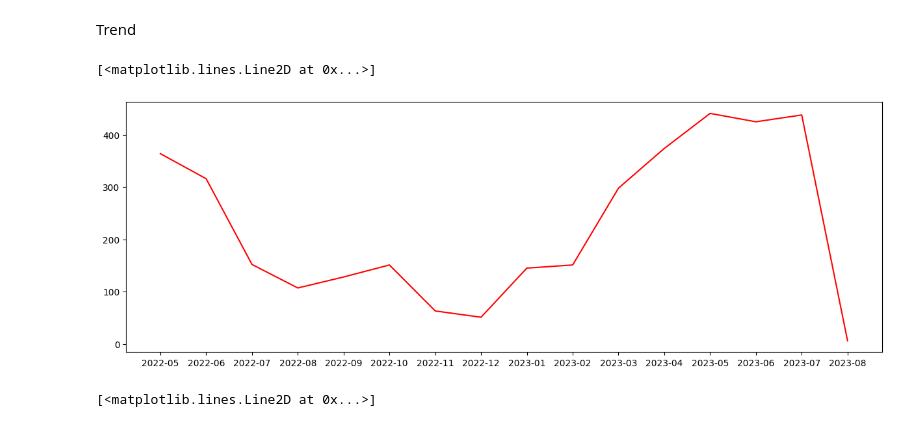
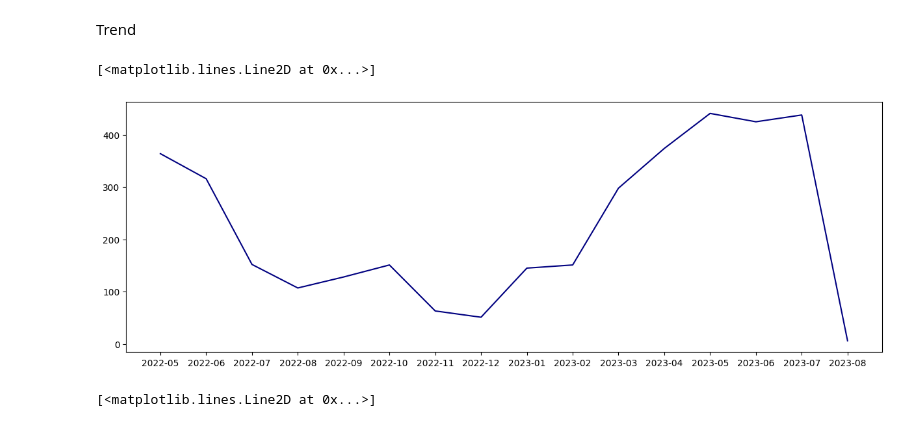
Before and after one commit to vubanc/BikeTimeSeriesAnalysis, a Jupyter notebook: TimeSeriesAnalysis.ipynb, the cells around one changed output. Drawn from its saved outputs; the diff is of its cells as text; code cells hidden in the pictures.

```diff
--- a/TimeSeriesAnalysis.ipynb
+++ b/TimeSeriesAnalysis.ipynb
@@ -68,10 +68,10 @@ Trend
 # %%
 #Monthly Trend
 fig, axs = plt.subplots(1,1, figsize=(15,5))
-plt.plot(df_monthlyTrips['trip_count'], color="red")
+plt.plot(df_monthlyTrips['trip_count'], color="navy")
 # %% [output]
 [<matplotlib.lines.Line2D at 0x...>]
-[figure, old version]
+[figure, new version]
 # %%
 #Daily Trend
 fig, axs = plt.subplots(1,1, figsize=(15,5))
```
Also changed, not shown: parts of 4 cells of this notebook.
